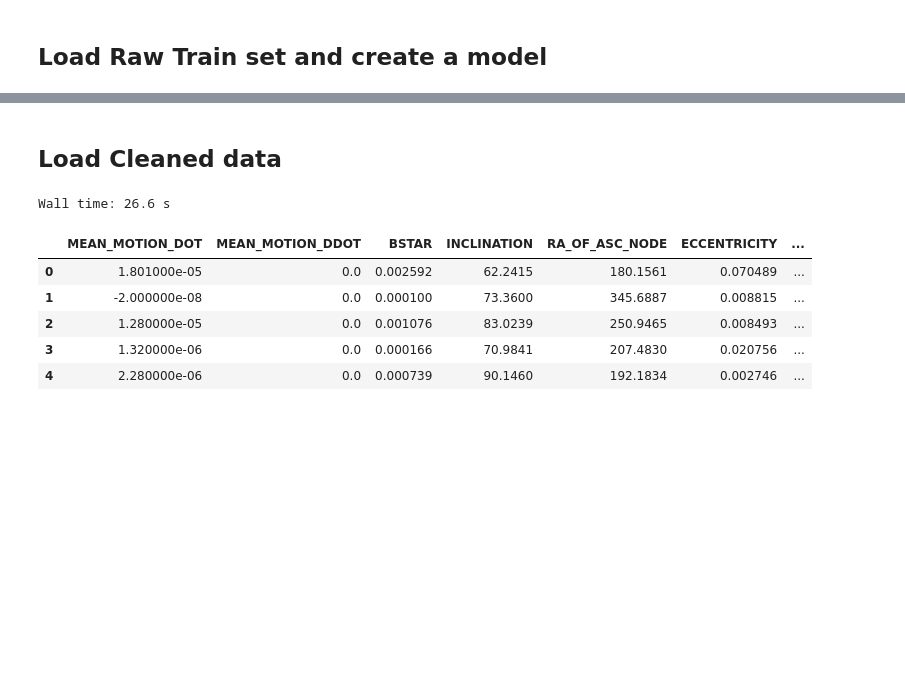
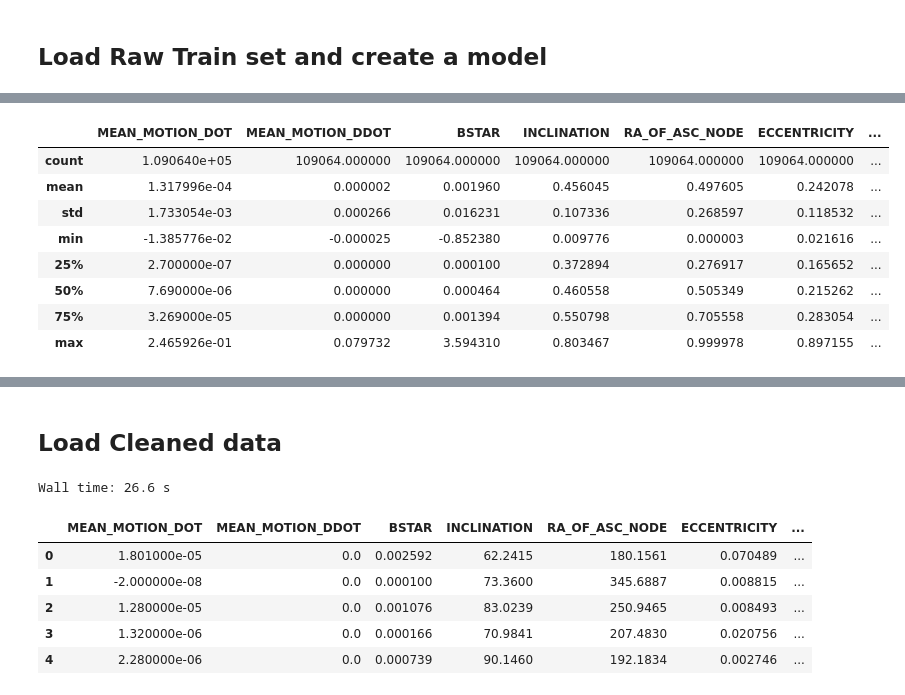
Before and after one commit to cm-tle-pred/tle-prediction, a Jupyter notebook: models/model_0/playground.ipynb, the cells around one changed output, grey strips where cells are left out. Drawn from its saved outputs; the diff is of its cells as text; code cells hidden in the pictures; blank space fills up the shorter version.

```diff
--- a/models/model_0/playground.ipynb
+++ b/models/model_0/playground.ipynb
@@ -34,5 +47,8 @@ Wall time: 27.1 s
 # %%
 import clean_data
 
+model_cols = ['MEAN_MOTION_DOT', 'MEAN_MOTION_DDOT', 'BSTAR', 'INCLINATION', 'RA_OF_ASC_NODE',
+              'ECCENTRICITY', 'ARG_OF_PERICENTER', 'MEAN_ANOMALY', 'MEAN_MOTION', 'epoch_jd', 'epoch_fr']
+
 %time df = clean_data.add_epoch_data(df)  # Takes about 4min
 # %% [output]
@@ -39,0 +63,12 @@ Wall time: 4min 9s
+# %%
+df[model_cols].describe()
+# %% [output]
+|  | MEAN_MOTION_DOT | MEAN_MOTION_DDOT | BSTAR | INCLINATION | RA_OF_ASC_NODE | ECCENTRICITY | ... |
+| count | 1.090640e+05 | 109064.000000 | 109064.000000 | 109064.000000 | 109064.000000 | 109064.000000 | ... |
+| mean | 1.317996e-04 | 0.000002 | 0.001960 | 0.456045 | 0.497605 | 0.242078 | ... |
+| std | 1.733054e-03 | 0.000266 | 0.016231 | 0.107336 | 0.268597 | 0.118532 | ... |
+| min | -1.385776e-02 | -0.000025 | -0.852380 | 0.009776 | 0.000003 | 0.021616 | ... |
+| 25% | 2.700000e-07 | 0.000000 | 0.000100 | 0.372894 | 0.276917 | 0.165652 | ... |
+| 50% | 7.690000e-06 | 0.000000 | 0.000464 | 0.460558 | 0.505349 | 0.215262 | ... |
+| 75% | 3.269000e-05 | 0.000000 | 0.001394 | 0.550798 | 0.705558 | 0.283054 | ... |
+| max | 2.465926e-01 | 0.079732 | 3.594310 | 0.803467 | 0.999978 | 0.897155 | ... |
```
Also changed, not shown: parts of 8 cells of this notebook, 2 other files.
